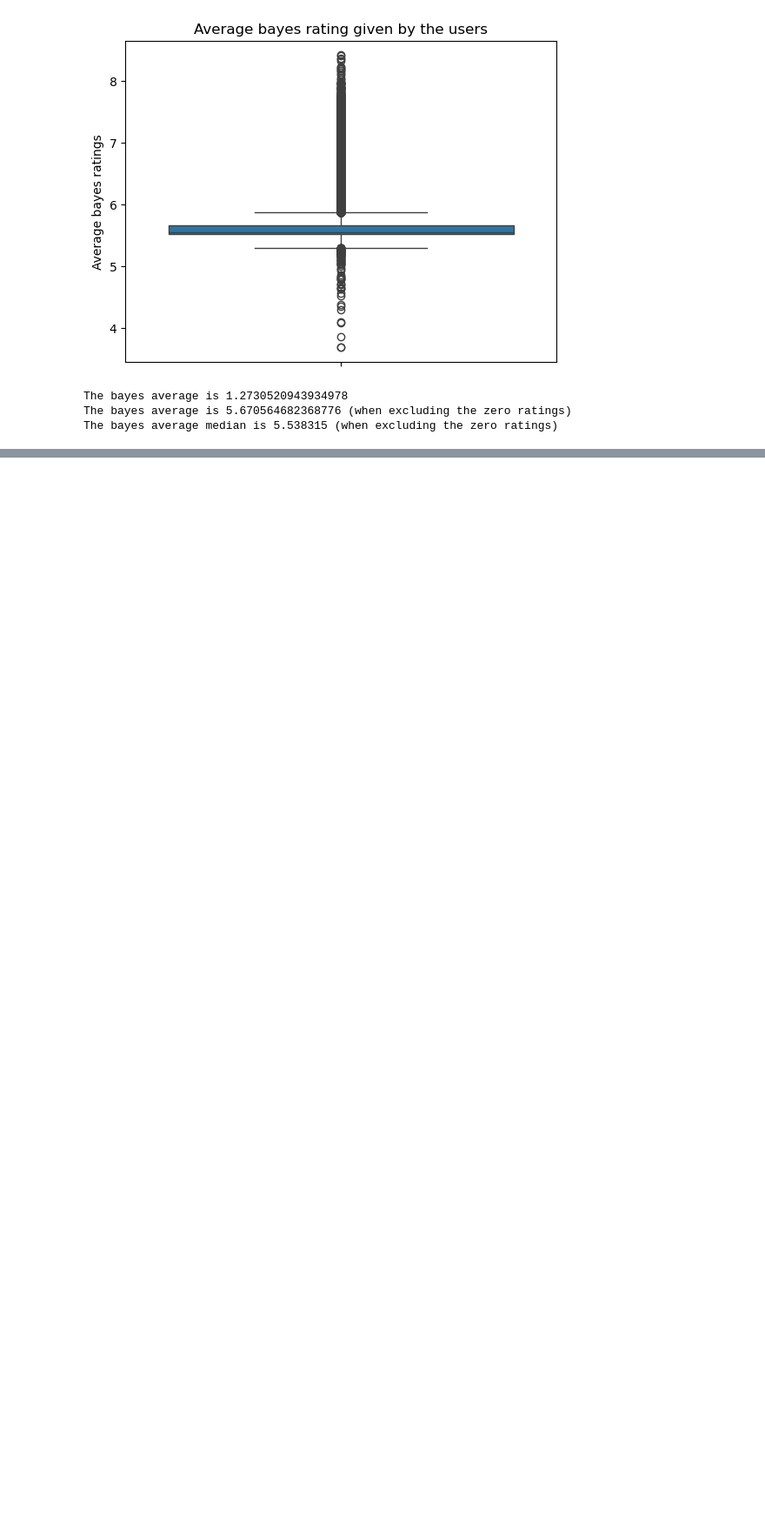
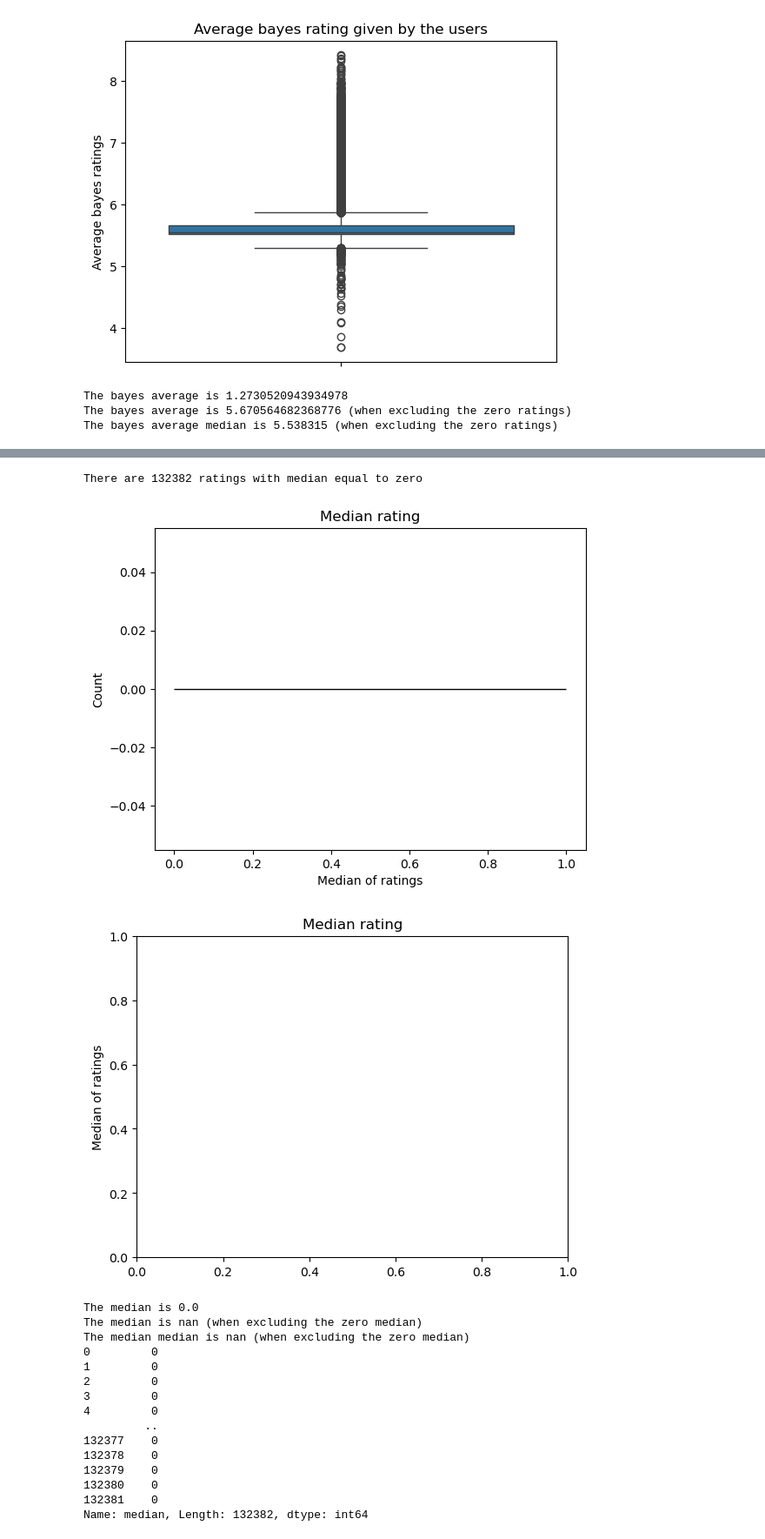
Before and after one commit to LsFaria04/PRI_Board_Games_Search_System, a Jupyter notebook: analysis.ipynb, the cells around one changed output, grey strips where cells are left out. Shown at 87% size. Saved outputs shown, nothing was run; the diff lists cells and outputs as text; code cells hidden in the pictures; blank space fills up the shorter version.

```diff
--- a/analysis.ipynb
+++ b/analysis.ipynb
@@ -567,0 +603,38 @@ We can see that the number of zero ratings is significantly higher than the over
+# %%
+non_zero_median = df[df["median"] != 0]
+zero_median = df[df["median"] == 0]
+print(f'There are {zero_median.shape[0]} ratings with median equal to zero')
+
+sb.histplot(non_zero_median, x = "median")
+plt.xlabel("Median of ratings")
+plt.title("Median rating")
+plt.show()
+
+sb.boxplot(non_zero_median, y="median")
+plt.ylabel("Median of ratings")
+plt.title("Median rating")
+plt.show()
+
+print(f'The median is {df["median"].mean()}')
+print(f'The median is {non_zero_median["median"].mean()} (when excluding the zero median)')
+print(f'The median median is {non_zero_median["median"].median()} (when excluding the zero median)')
+print(df["median"])
+# %% [output]
+There are 132382 ratings with median equal to zero
+[figure, added]
+[figure, added]
+The median is 0.0
+The median is nan (when excluding the zero median)
+The median median is nan (when excluding the zero median)
+0         0
+1         0
+2         0
+3         0
+4         0
+         ..
+132377    0
+132378    0
+132379    0
+132380    0
+132381    0
+Name: median, Length: 132382, dtype: int64
```
Also changed, not shown: parts of 5 cells of this notebook.
